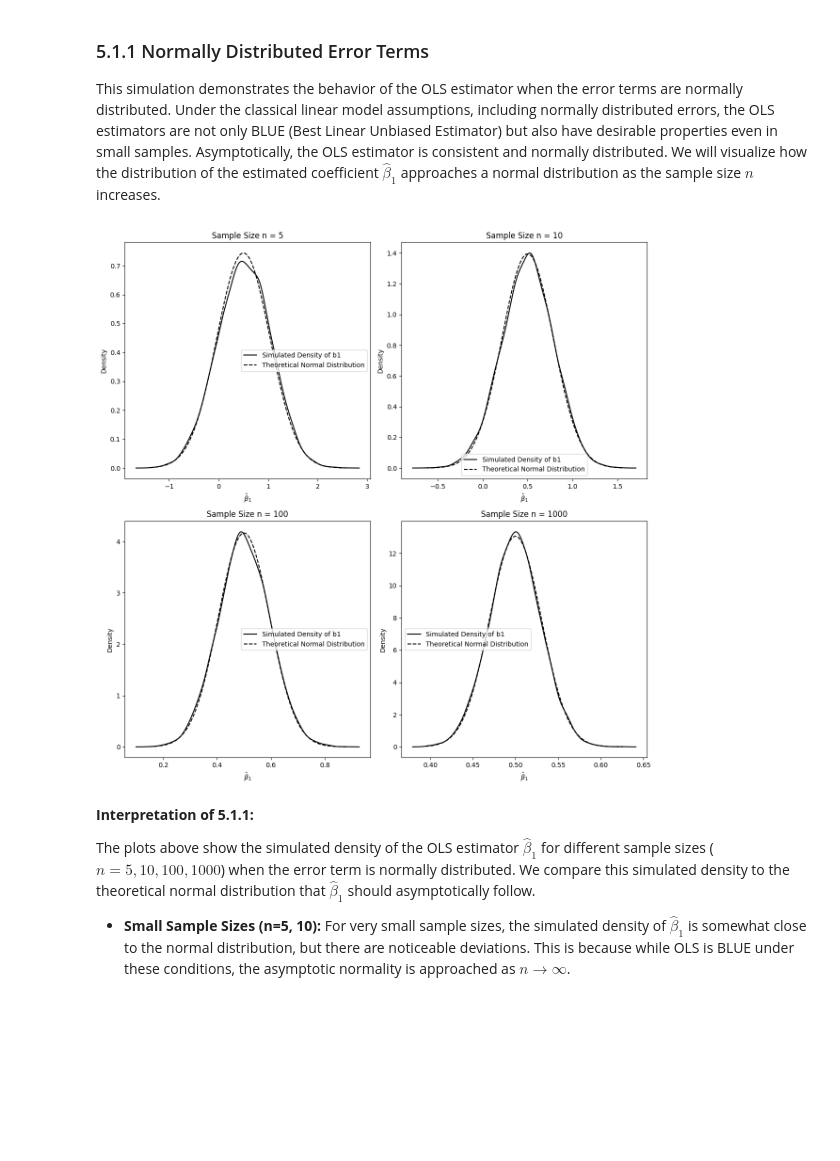
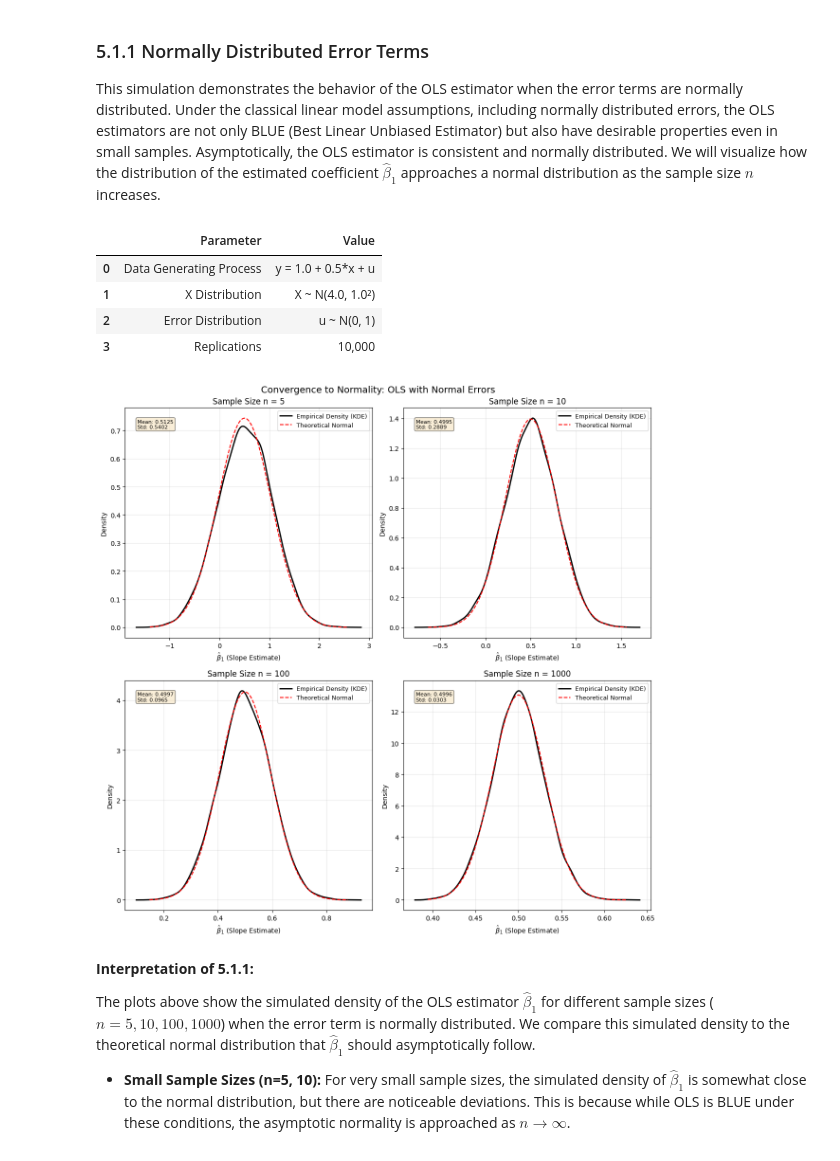
Before and after one commit to jhu-aap-econ/merino, a Jupyter notebook: notebooks/Ch5. MRA - OLS Asymptotics.ipynb, the cells around one changed output. Cells and saved outputs as stored; diff of their text form; code cells hidden in the pictures; blank space fills up the shorter version.

```diff
--- a/notebooks/Ch5. MRA - OLS Asymptotics.ipynb
+++ b/notebooks/Ch5. MRA - OLS Asymptotics.ipynb
@@ -63,11 +64,24 @@ true_slope = 0.5  # β₁ = 0.5
 x_std_dev = 1.0  # σₓ: Standard deviation of x
 x_mean = 4.0  # μₓ: Mean of x
 
-print("SIMULATION 1: OLS WITH NORMAL ERRORS")
-print("-" * 40)
-print(f"DGP: y = {true_intercept} + {true_slope}*x + u")
-print(f"X ~ N({x_mean}, {x_std_dev}²), u ~ N(0, 1)")
-print(f"Replications: {num_replications:,}\n")
+# SIMULATION 1: OLS WITH NORMAL ERRORS
+sim_info = pd.DataFrame(
+    {
+        "Parameter": [
+            "Data Generating Process",
+            "X Distribution",
+            "Error Distribution",
+            "Replications",
+        ],
+        "Value": [
+            f"y = {true_intercept} + {true_slope}*x + u",
+            f"X ~ N({x_mean}, {x_std_dev}²)",
+            "u ~ N(0, 1)",
+            f"{num_replications:,}",
+        ],
+    },
+)
+display(sim_info)
 
 # Create visualization grid for results
 fig, axes = plt.subplots(2, 2, figsize=(12, 12))
@@ -129,34 +143,39 @@ for idx, n in enumerate(sample_sizes):
         linestyle="--",
         color="red",
         linewidth=1.5,
         label="Theoretical Normal",
     )
 
     # Add visualization details
     axes[idx].set_ylabel("Density")
     axes[idx].set_xlabel(r"$\hat{\beta}_1$ (Slope Estimate)")
     axes[idx].legend(loc="best", fontsize=9)
     axes[idx].set_title(f"Sample Size n = {n}")
     axes[idx].grid(True, alpha=0.3)
 
     # Add statistics annotation
     mean_est = np.mean(slope_estimates)
     std_est = np.std(slope_estimates)
     axes[idx].text(
         0.05,
         0.95,
         f"Mean: {mean_est:.4f}\nStd: {std_est:.4f}",
         transform=axes[idx].transAxes,
         verticalalignment="top",
         fontsize=8,
         bbox=dict(boxstyle="round", facecolor="wheat", alpha=0.5),
     )
 
 plt.suptitle("Convergence to Normality: OLS with Normal Errors", fontsize=14)
 plt.tight_layout()
 plt.show()  # Display the plot
 # %% [output]
+|  | Parameter | Value |
+| 0 | Data Generating Process | y = 1.0 + 0.5*x + u |
+| 1 | X Distribution | X ~ N(4.0, 1.0²) |
+| 2 | Error Distribution | u ~ N(0, 1) |
+| 3 | Replications | 10,000 |
-[figure, old version]
+[figure, new version]
 # %% [markdown]
 **Interpretation of 5.1.1:**
 
```
Also changed, not shown: parts of 7 cells of this notebook, 32 other files.
